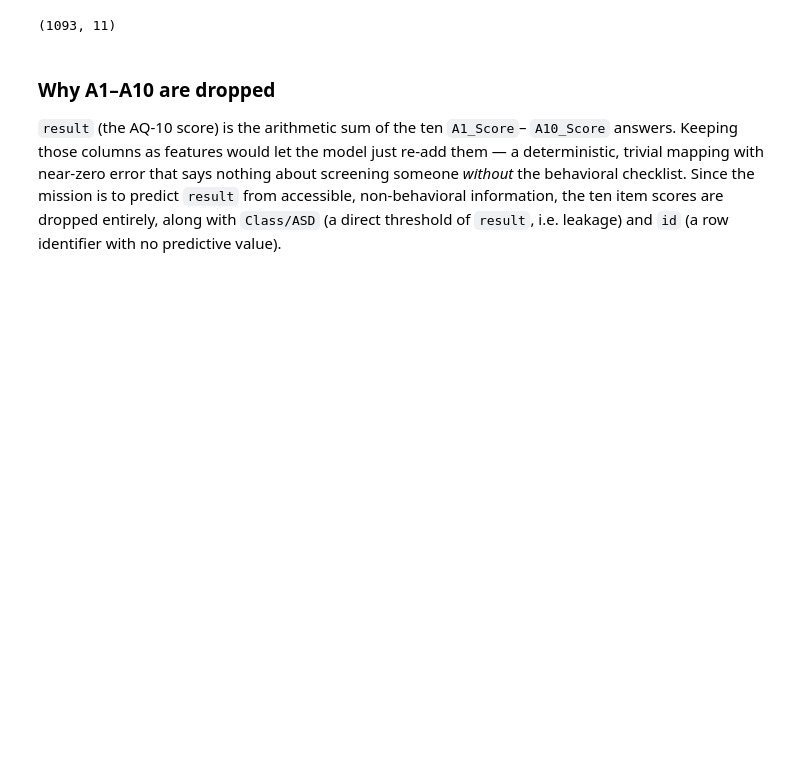
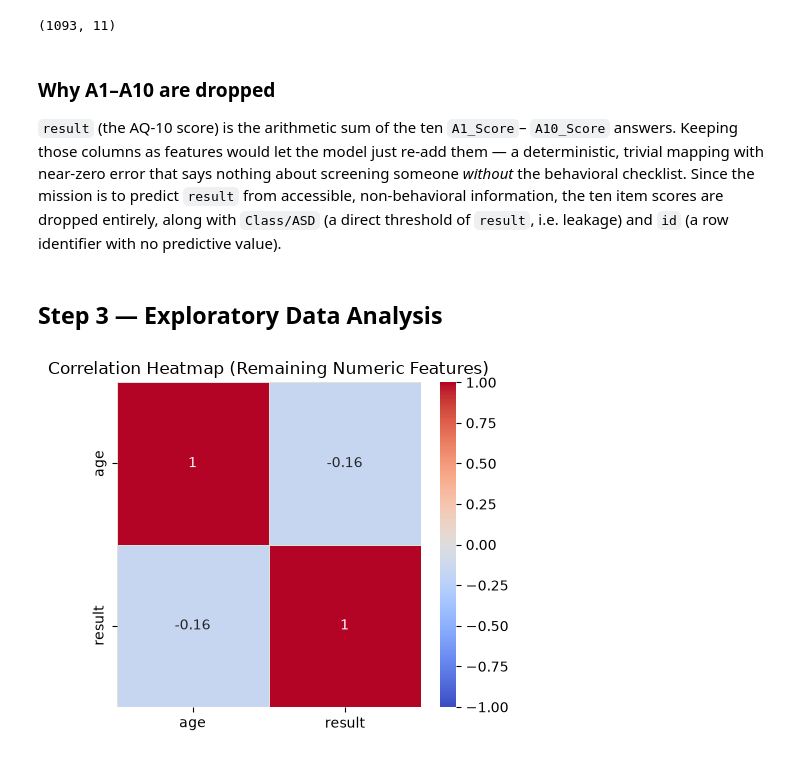
Before and after one commit to Divine-kuzo/linear_regression_model, a Jupyter notebook: summative/linear_regression/multivariate.ipynb, the cells around one changed output. Cells and saved outputs as stored; diff of their text form; code cells hidden in the pictures; blank space fills up the shorter version.

```diff
--- a/summative/linear_regression/multivariate.ipynb
+++ b/summative/linear_regression/multivariate.ipynb
@@ -99,3 +99,16 @@ Since the mission is to predict `result` from accessible, non-behavioral
 information, the ten item scores are dropped entirely, along with
 `Class/ASD` (a direct threshold of `result`, i.e. leakage) and `id` (a row
 identifier with no predictive value).
+# %% [markdown]
+## Step 3 — Exploratory Data Analysis
+# %%
+numeric_df = df.select_dtypes(include=[np.number])
+plt.figure(figsize=(4.5, 4))
+sns.heatmap(numeric_df.corr(), annot=True, cmap='coolwarm', vmin=-1, vmax=1,
+            linewidths=0.5, linecolor='#e1e0d9')
+plt.title('Correlation Heatmap (Remaining Numeric Features)')
+plt.tight_layout()
+plt.savefig('correlation_heatmap.png', dpi=150)
+plt.show()
+# %% [output]
+[figure, added]
```
Also changed, not shown: parts of 7 cells of this notebook, 6 other files.
